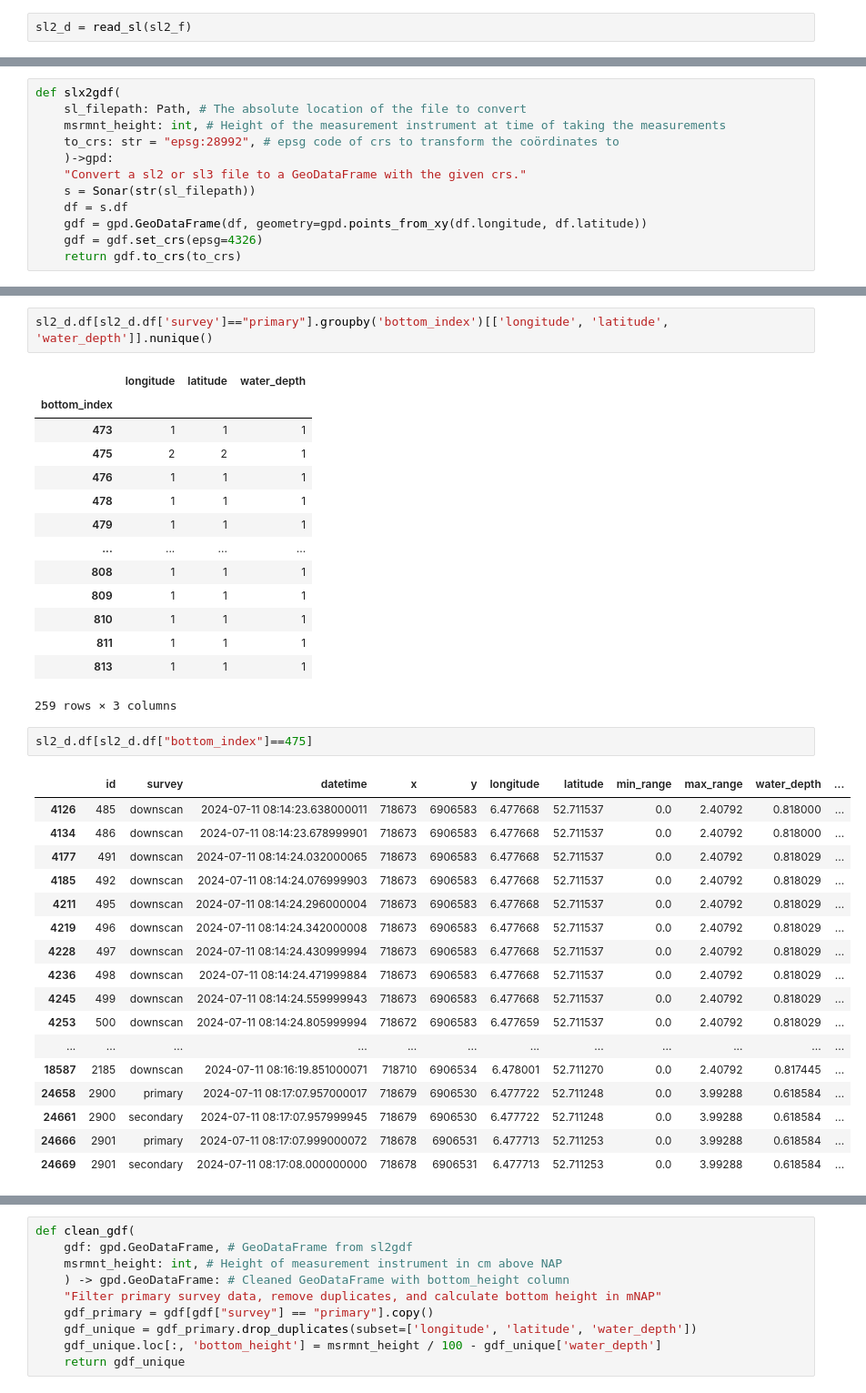
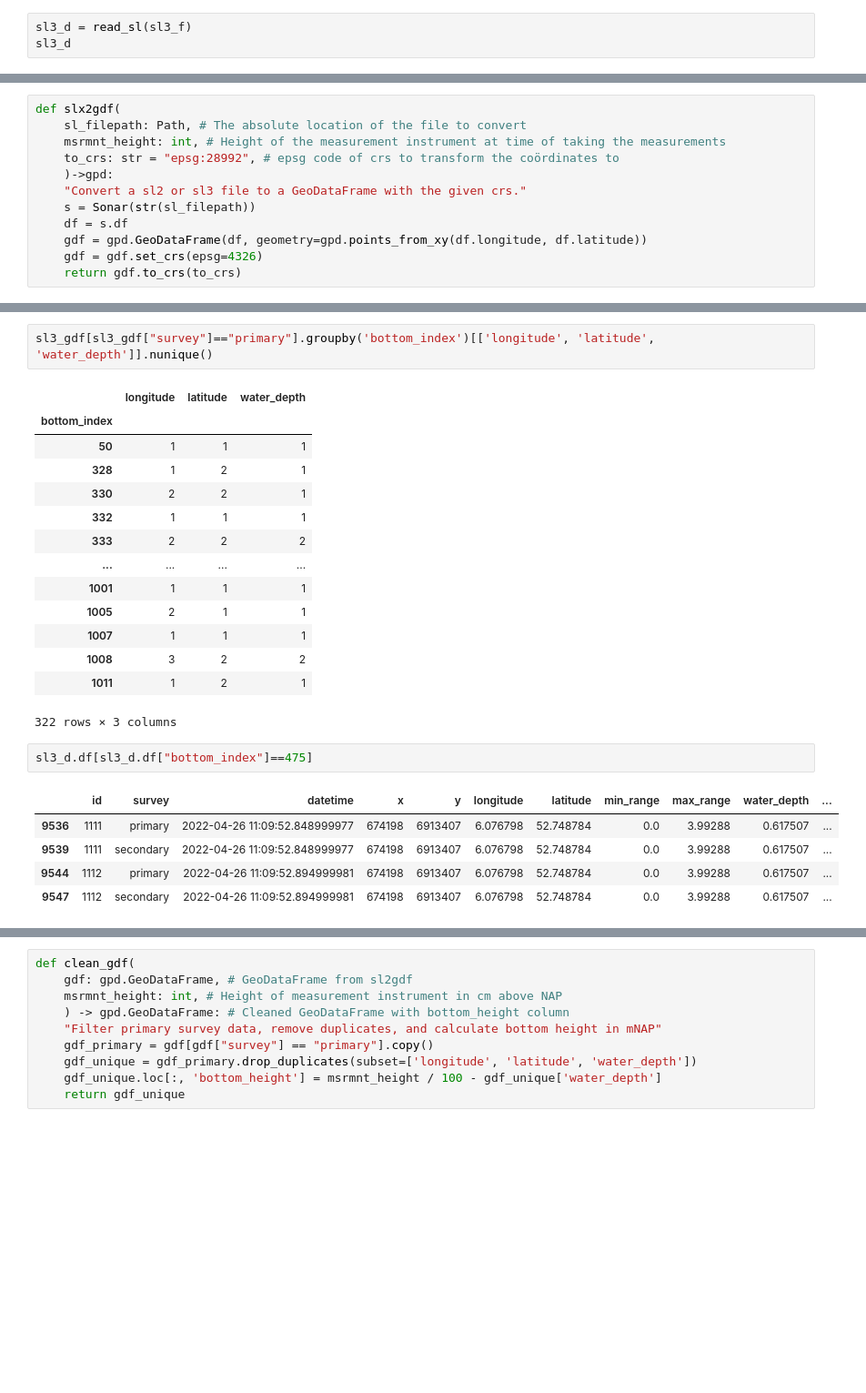
Before and after one commit to Hopsakee/sonar2csv_shape, a Jupyter notebook: nbs/00_core.ipynb, the cells around one changed output, grey strips where cells are left out. Shown: that part at 91% size. Saved outputs shown, nothing was run; the diff lists cells and outputs as text; blank space fills up the shorter version.

```diff
--- a/nbs/00_core.ipynb
+++ b/nbs/00_core.ipynb
@@ -48,4 +55,5 @@ def read_sl(
     )->Sonar:
     return Sonar(str(filepath))
 # %%
-sl2_d = read_sl(sl2_f)
+sl3_d = read_sl(sl3_f)
+sl3_d
@@ -443,38 +401,26 @@ This will show you how many unique values exist for each column within each `bot
 # %%
-sl2_d.df[sl2_d.df['survey']=="primary"].groupby('bottom_index')[['longitude', 'latitude', 'water_depth']].nunique()
+sl3_gdf[sl3_gdf["survey"]=="primary"].groupby('bottom_index')[['longitude', 'latitude', 'water_depth']].nunique()
 # %% [output]
 |  | longitude | latitude | water_depth |
 | bottom_index |  |  |  |
-| 473 | 1 | 1 | 1 |
-| 475 | 2 | 2 | 1 |
-| 476 | 1 | 1 | 1 |
-| 478 | 1 | 1 | 1 |
-| 479 | 1 | 1 | 1 |
+| 50 | 1 | 1 | 1 |
+| 328 | 1 | 2 | 1 |
+| 330 | 2 | 2 | 1 |
+| 332 | 1 | 1 | 1 |
+| 333 | 2 | 2 | 2 |
 | ... | ... | ... | ... |
-| 808 | 1 | 1 | 1 |
-| 809 | 1 | 1 | 1 |
-| 810 | 1 | 1 | 1 |
-| 811 | 1 | 1 | 1 |
-| 813 | 1 | 1 | 1 |
+| 1001 | 1 | 1 | 1 |
+| 1005 | 2 | 1 | 1 |
+| 1007 | 1 | 1 | 1 |
+| 1008 | 3 | 2 | 2 |
+| 1011 | 1 | 2 | 1 |
-259 rows × 3 columns
+322 rows × 3 columns
 # %%
-sl2_d.df[sl2_d.df["bottom_index"]==475]
+sl3_d.df[sl3_d.df["bottom_index"]==475]
 # %% [output]
 |  | id | survey | datetime | x | y | longitude | latitude | min_range | max_range | water_depth | ... |
-| 4126 | 485 | downscan | 2024-07-11 08:14:23.638000011 | 718673 | 6906583 | 6.477668 | 52.711537 | 0.0 | 2.40792 | 0.818000 | ... |
-| 4134 | 486 | downscan | 2024-07-11 08:14:23.678999901 | 718673 | 6906583 | 6.477668 | 52.711537 | 0.0 | 2.40792 | 0.818000 | ... |
-| 4177 | 491 | downscan | 2024-07-11 08:14:24.032000065 | 718673 | 6906583 | 6.477668 | 52.711537 | 0.0 | 2.40792 | 0.818029 | ... |
-| 4185 | 492 | downscan | 2024-07-11 08:14:24.076999903 | 718673 | 6906583 | 6.477668 | 52.711537 | 0.0 | 2.40792 | 0.818029 | ... |
-| 4211 | 495 | downscan | 2024-07-11 08:14:24.296000004 | 718673 | 6906583 | 6.477668 | 52.711537 | 0.0 | 2.40792 | 0.818029 | ... |
-| 4219 | 496 | downscan | 2024-07-11 08:14:24.342000008 | 718673 | 6906583 | 6.477668 | 52.711537 | 0.0 | 2.40792 | 0.818029 | ... |
-| 4228 | 497 | downscan | 2024-07-11 08:14:24.430999994 | 718673 | 6906583 | 6.477668 | 52.711537 | 0.0 | 2.40792 | 0.818029 | ... |
-| 4236 | 498 | downscan | 2024-07-11 08:14:24.471999884 | 718673 | 6906583 | 6.477668 | 52.711537 | 0.0 | 2.40792 | 0.818029 | ... |
-| 4245 | 499 | downscan | 2024-07-11 08:14:24.559999943 | 718673 | 6906583 | 6.477668 | 52.711537 | 0.0 | 2.40792 | 0.818029 | ... |
-| 4253 | 500 | downscan | 2024-07-11 08:14:24.805999994 | 718672 | 6906583 | 6.477659 | 52.711537 | 0.0 | 2.40792 | 0.818029 | ... |
-| ... | ... | ... | ... | ... | ... | ... | ... | ... | ... | ... | ... |
-| 18587 | 2185 | downscan | 2024-07-11 08:16:19.851000071 | 718710 | 6906534 | 6.478001 | 52.711270 | 0.0 | 2.40792 | 0.817445 | ... |
-| 24658 | 2900 | primary | 2024-07-11 08:17:07.957000017 | 718679 | 6906530 | 6.477722 | 52.711248 | 0.0 | 3.99288 | 0.618584 | ... |
-| 24661 | 2900 | secondary | 2024-07-11 08:17:07.957999945 | 718679 | 6906530 | 6.477722 | 52.711248 | 0.0 | 3.99288 | 0.618584 | ... |
-| 24666 | 2901 | primary | 2024-07-11 08:17:07.999000072 | 718678 | 6906531 | 6.477713 | 52.711253 | 0.0 | 3.99288 | 0.618584 | ... |
-| 24669 | 2901 | secondary | 2024-07-11 08:17:08.000000000 | 718678 | 6906531 | 6.477713 | 52.711253 | 0.0 | 3.99288 | 0.618584 | ... |
+| 9536 | 1111 | primary | 2022-04-26 11:09:52.848999977 | 674198 | 6913407 | 6.076798 | 52.748784 | 0.0 | 3.99288 | 0.617507 | ... |
+| 9539 | 1111 | secondary | 2022-04-26 11:09:52.848999977 | 674198 | 6913407 | 6.076798 | 52.748784 | 0.0 | 3.99288 | 0.617507 | ... |
+| 9544 | 1112 | primary | 2022-04-26 11:09:52.894999981 | 674198 | 6913407 | 6.076798 | 52.748784 | 0.0 | 3.99288 | 0.617507 | ... |
+| 9547 | 1112 | secondary | 2022-04-26 11:09:52.894999981 | 674198 | 6913407 | 6.076798 | 52.748784 | 0.0 | 3.99288 | 0.617507 | ... |
 # %% [markdown]
```
Also changed, not shown: parts of 53 cells of this notebook, 4 other files.
